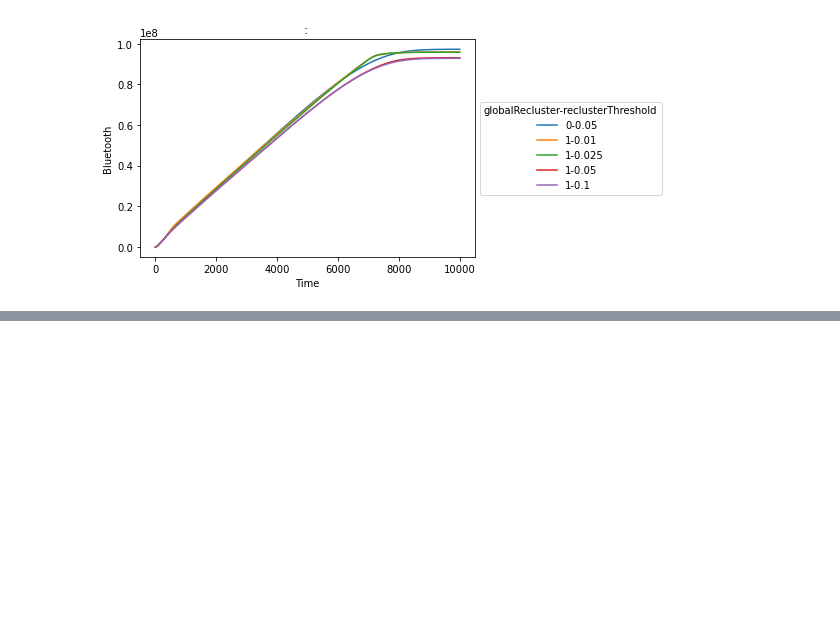
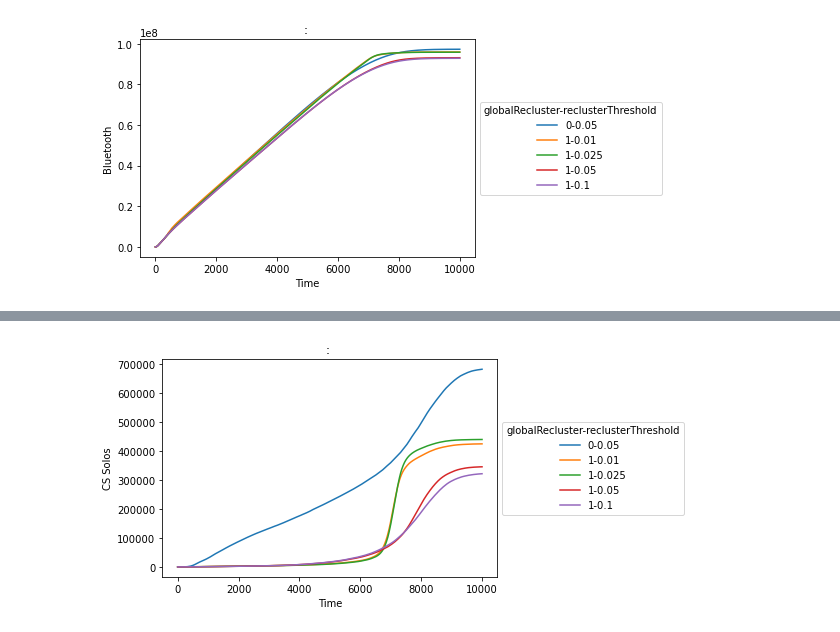
Before and after one commit to ptrick9/CPS_Simulator, a Jupyter notebook: statistics/Global recluster stats.ipynb, the cells around one changed output, grey strips where cells are left out. Saved outputs shown, nothing was run; the diff lists cells and outputs as text; code cells hidden in the pictures; blank space fills up the shorter version.

```diff
--- a/statistics/Global recluster stats.ipynb
+++ b/statistics/Global recluster stats.ipynb
@@ -166,0 +173,6 @@ generateOverTimeGraphs(BT, separationLevel=0)
+# %%
+CSSolos = compareOverTime('CS Solos', [2,4], {0:0})
+# %%
+generateOverTimeGraphs(CSSolos, separationLevel=0)
+# %% [output]
+[figure, added]
```
Also changed, not shown: parts of 12 cells of this notebook, 5 other files.
